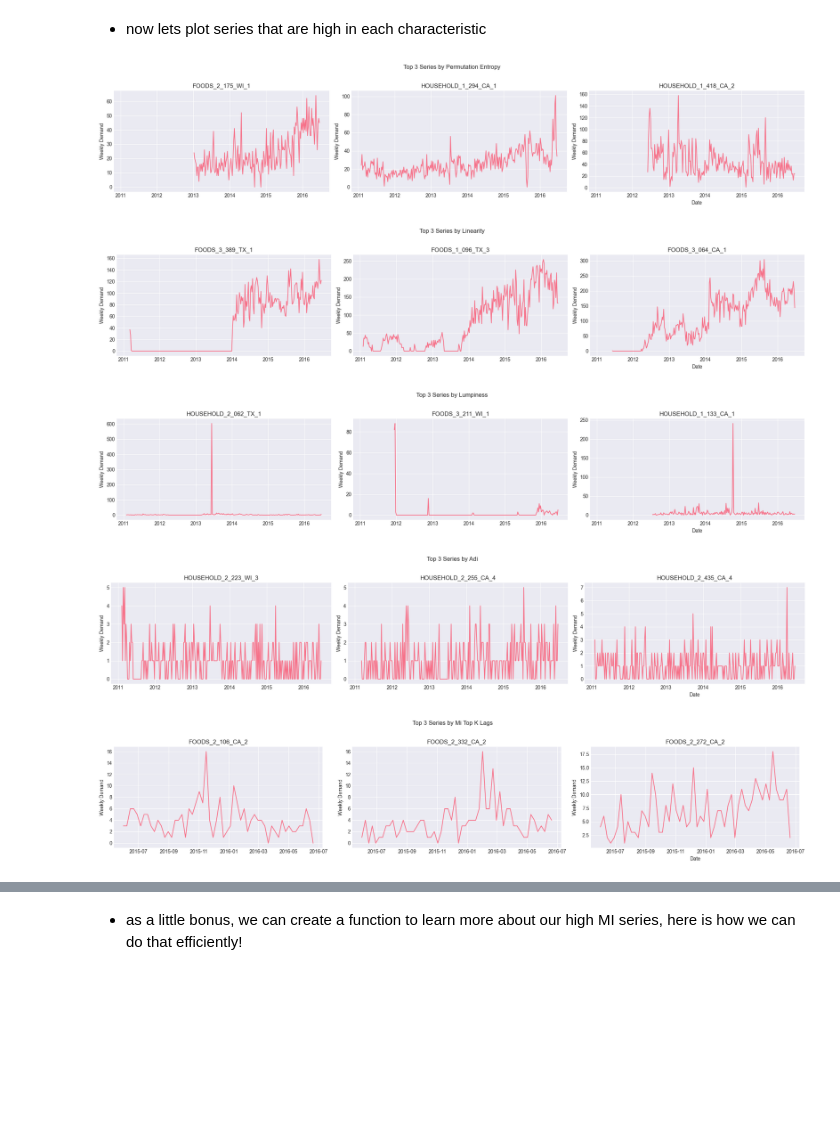
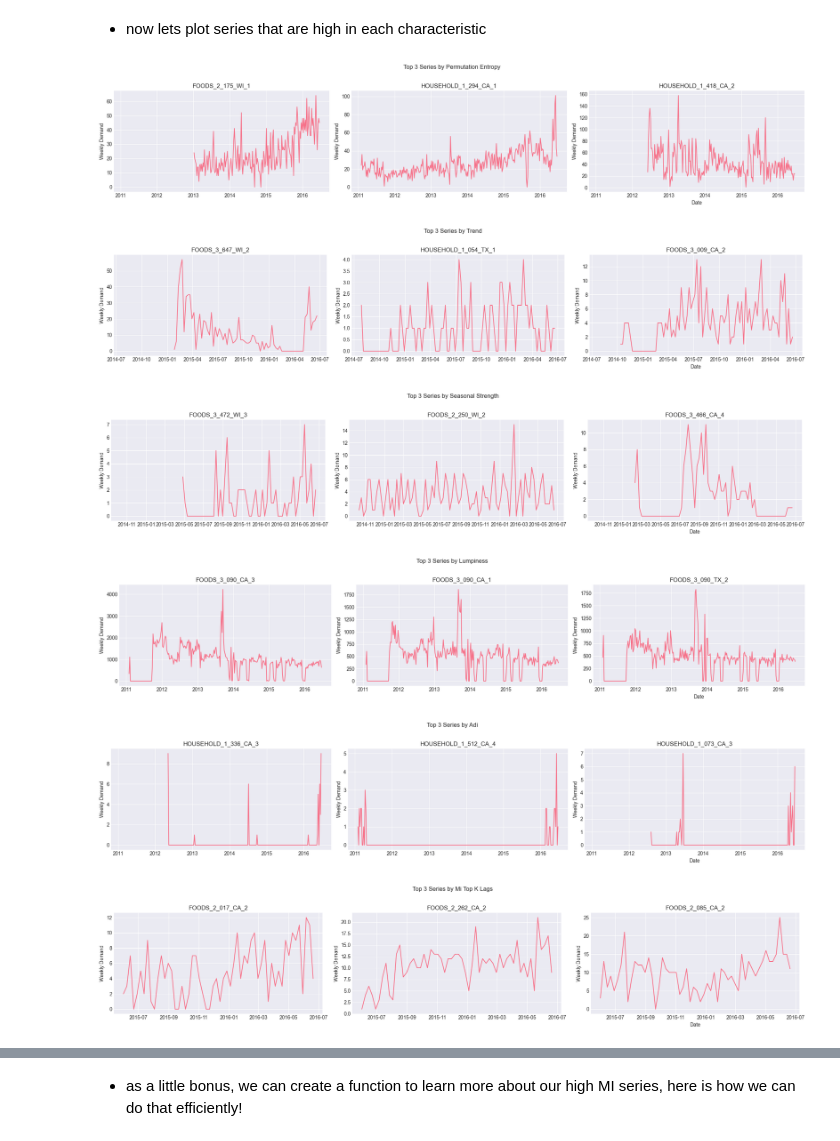
Before and after one commit to forecastacademy/real-world-forecasting-foundations, a Jupyter notebook: modules/module_1_8_tsfeatures_diagnostics.ipynb, the cells around one changed output, grey strips where cells are left out. Saved outputs shown, nothing was run; the diff lists cells and outputs as text; code cells hidden in the pictures; blank space fills up the shorter version.

```diff
--- a/modules/module_1_8_tsfeatures_diagnostics.ipynb
+++ b/modules/module_1_8_tsfeatures_diagnostics.ipynb
@@ -246,37 +245,38 @@ plt.show()
 # %%
 # plot series with strong seasonal or trend strength..
 
 TOP_N = 3
 min_series_length = 52 # show series with atleast one year of obs to look at things
 
-for metric in ['permutation_entropy','linearity','lumpiness','adi','MI_top_k_lags']:
+for metric in ['permutation_entropy','trend','seasonal_strength','lumpiness','adi','MI_top_k_lags']:
 
     # lets join our datetable! to filter for n_obs >= 52...
     available = id_lvl_feats[["unique_id", metric]].merge(date_tbl,on=['unique_id']).dropna()
     top_ids = available.sort_values(metric, ascending=False).head(TOP_N).reset_index(drop=True)
 
     fig, axes = plt.subplots(1, top_ids.shape[0], figsize=(20,4),sharex=True)
     if top_ids.shape[0] == 1:
         axes = [axes]
 
     for ax, row in zip(axes, top_ids.itertuples(index=False)):
         uid = row.unique_id
         series = weekly_df[weekly_df["unique_id"] == uid].sort_values("ds")
         ax.plot(series["ds"], series["y"])
         ax.set_title(uid)
         ax.set_ylabel("Weekly Demand")
         ax.legend()
 
     axes[-1].set_xlabel("Date")
     fig.suptitle(f"Top {top_ids.shape[0]} Series by {metric.replace('_', ' ').title()}", y=1.02)
     fig.tight_layout()
     fig.show()
 # %% [output]
 [figure]
-[figure, old version]
+[figure, new version]
-[figure, old version]
+[figure, new version]
-[figure, old version]
+[figure, new version]
-[figure, old version]
+[figure, new version]
+[figure, added]
 # %%
 # plot top-N series overlaid for each metric to compare shapes
 TOP_N = 10
```
Also changed, not shown: parts of 5 cells of this notebook.
